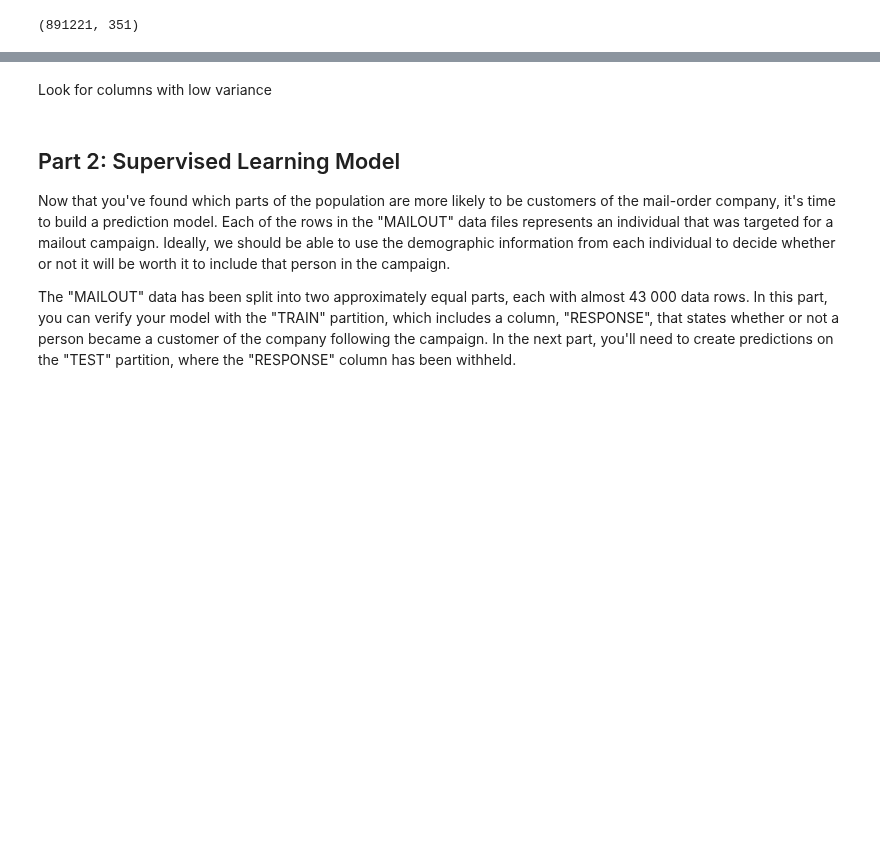
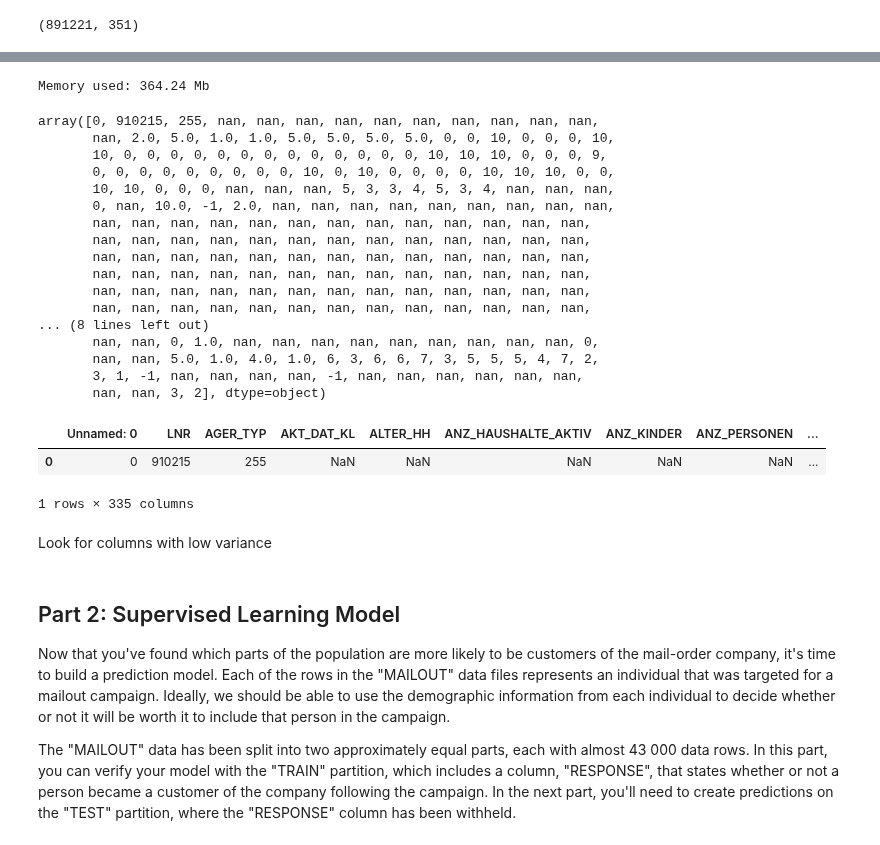
Before and after one commit to AlbertoDeBlas/MLEngineerNanodegreeCapstone, a Jupyter notebook: Arvato Project Workbook.ipynb, the cells around one changed output, grey strips where cells are left out. Drawn from its saved outputs; the diff is of its cells as text; code cells hidden in the pictures; blank space fills up the shorter version.

Commit message:
Drop columns with low dispersion
feat: drop columns with low dispersion

```diff
--- a/Arvato Project Workbook.ipynb
+++ b/Arvato Project Workbook.ipynb
@@ -164,3 +170,10 @@ azdias_df.shape
+# %%
+std_df = azdias_description.loc[['std']].values.reshape(346,)
+std_serie = pd.Series(std_df, index =azdias_description.columns)
+
+drop_lowdispersion_cols = std_serie[std_serie < 0.5]
+
+azdias_df.drop(columns = list(drop_lowdispersion_cols.index), axis = 1, inplace = True)
 # %%
 def memory_usage(df):
     return(round(df.memory_usage(deep=True).sum() / 1024 ** 2, 2))
@@ -222,4 +283,0 @@ result = multiprocessing.Pool(1).map(azdias_df.var())[0]
-# %%
-azdias_values = azdias_df.values
-azdias_labels = azdias_df.labels
-azdias_df = None
@@ -229,2 +306,46 @@ print("hi!")
+# %%
+categorical_columns2 = ['CAMEO_INTL_2015','KBA13_ANTG1','KBA13_GBZ','D19_VERSI_DATUM','RT_UEBERGROESSE',
+                       'RT_SCHNAEPPCHEN','RT_KEIN_ANREIZ','ANZ_HAUSHALTE_AKTIV','ANZ_KINDER',
+                       'ANZ_PERSONEN','ANZ_STATISTISCHE_HAUSHALTE','ARBEIT','MOBI_RASTER',
+                       'D19_VERSI_OFFLINE_DATUM','MIN_GEBAEUDEJAHR','KOMBIALTER',
+                       'CJT_KATALOGNUTZER','CJT_TYP_1','CJT_TYP_2','CJT_TYP_3','CJT_TYP_4','CJT_TYP_5',
+                        'CJT_TYP_6','KBA13_HHZ','KBA13_KMH_210','KBA13_BAUMAX',
+                       'UMFELD_JUNG','EINGEZOGENAM_HH_JAHR','GEMEINDETYP',
+                       'GEBURTSJAHR','AKT_DAT_KL','KBA13_ANTG2','D19_VERSAND_OFFLINE_DATUM','UMFELD_ALT',
+                       'KBA13_ANTG3','VK_DISTANZ','FIRMENDICHTE','VERDICHTUNGSRAUM',
+                       'VK_ZG11','KBA13_ANTG4','VK_DHT4A','VHN','VHA']
+
+azdias_df = to_category(azdias_df, categorical_columns2)
+#KBA13_ANZAHL_PKW to int
+
+print('Memory used:', memory_usage(azdias_df), 'Mb')
+# %% [output]
+Memory used: 364.24 Mb
+# %%
+np_azdias = azdias_df.values
+# %%
+display(np_azdias[0])
+display(azdias_df.loc[[0]])
+# %% [output]
+array([0, 910215, 255, nan, nan, nan, nan, nan, nan, nan, nan, nan, nan,
+       nan, 2.0, 5.0, 1.0, 1.0, 5.0, 5.0, 5.0, 5.0, 0, 0, 10, 0, 0, 0, 10,
+       10, 0, 0, 0, 0, 0, 0, 0, 0, 0, 0, 0, 0, 0, 10, 10, 10, 0, 0, 0, 9,
+       0, 0, 0, 0, 0, 0, 0, 0, 0, 10, 0, 10, 0, 0, 0, 0, 10, 10, 10, 0, 0,
+       10, 10, 0, 0, 0, nan, nan, nan, 5, 3, 3, 4, 5, 3, 4, nan, nan, nan,
+       0, nan, 10.0, -1, 2.0, nan, nan, nan, nan, nan, nan, nan, nan, nan,
+       nan, nan, nan, nan, nan, nan, nan, nan, nan, nan, nan, nan, nan,
+       nan, nan, nan, nan, nan, nan, nan, nan, nan, nan, nan, nan, nan,
+       nan, nan, nan, nan, nan, nan, nan, nan, nan, nan, nan, nan, nan,
+       nan, nan, nan, nan, nan, nan, nan, nan, nan, nan, nan, nan, nan,
+       nan, nan, nan, nan, nan, nan, nan, nan, nan, nan, nan, nan, nan,
+       nan, nan, nan, nan, nan, nan, nan, nan, nan, nan, nan, nan, nan,
+... (8 lines left out)
+       nan, nan, 0, 1.0, nan, nan, nan, nan, nan, nan, nan, nan, nan, 0,
+       nan, nan, 5.0, 1.0, 4.0, 1.0, 6, 3, 6, 6, 7, 3, 5, 5, 5, 4, 7, 2,
+       3, 1, -1, nan, nan, nan, nan, -1, nan, nan, nan, nan, nan, nan,
+       nan, nan, 3, 2], dtype=object)
+|  | Unnamed: 0 | LNR | AGER_TYP | AKT_DAT_KL | ALTER_HH | ANZ_HAUSHALTE_AKTIV | ANZ_KINDER | ANZ_PERSONEN | ... |
+| 0 | 0 | 910215 | 255 | NaN | NaN | NaN | NaN | NaN | ... |
+1 rows × 335 columns
 # %% [markdown]
 Look for columns with low variance
```
Also changed, not shown: parts of 11 cells of this notebook.
